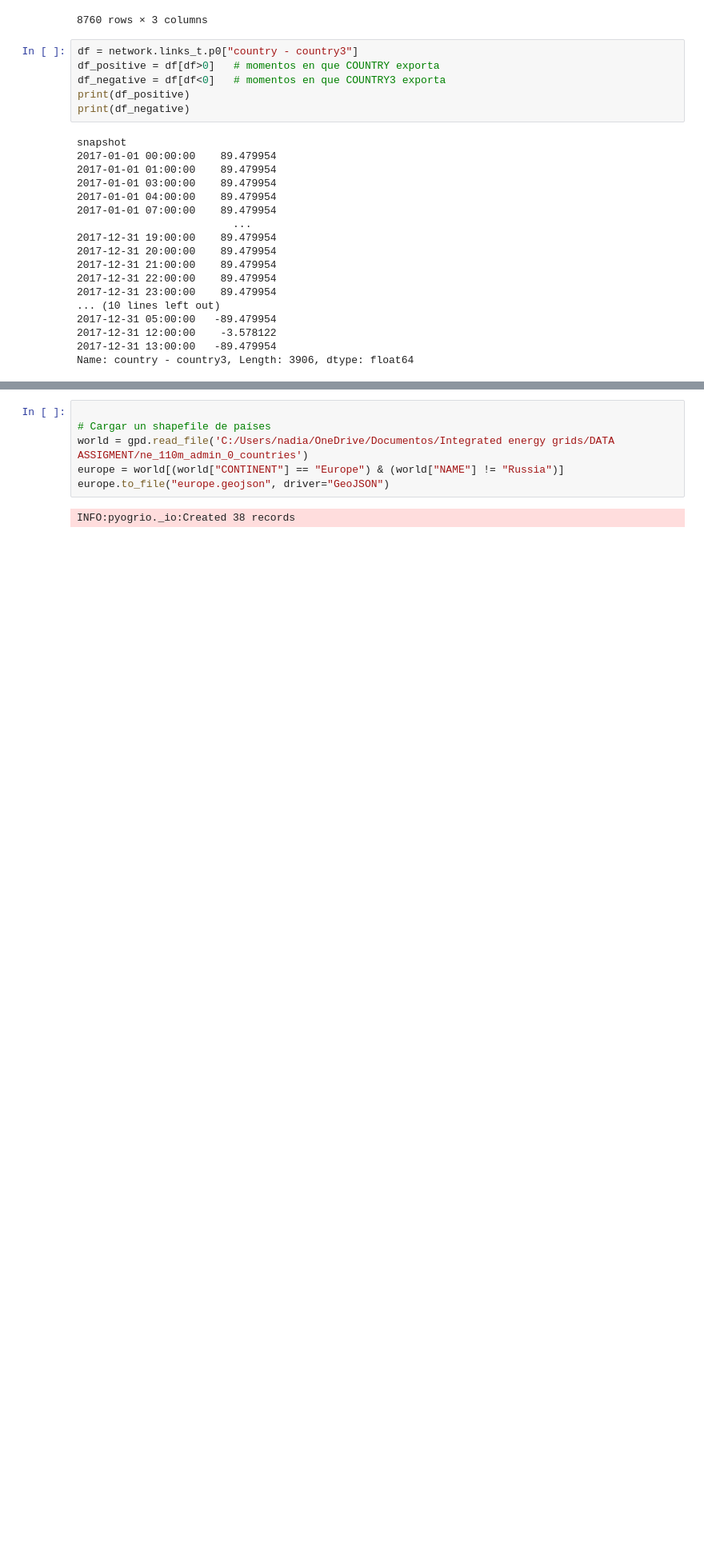
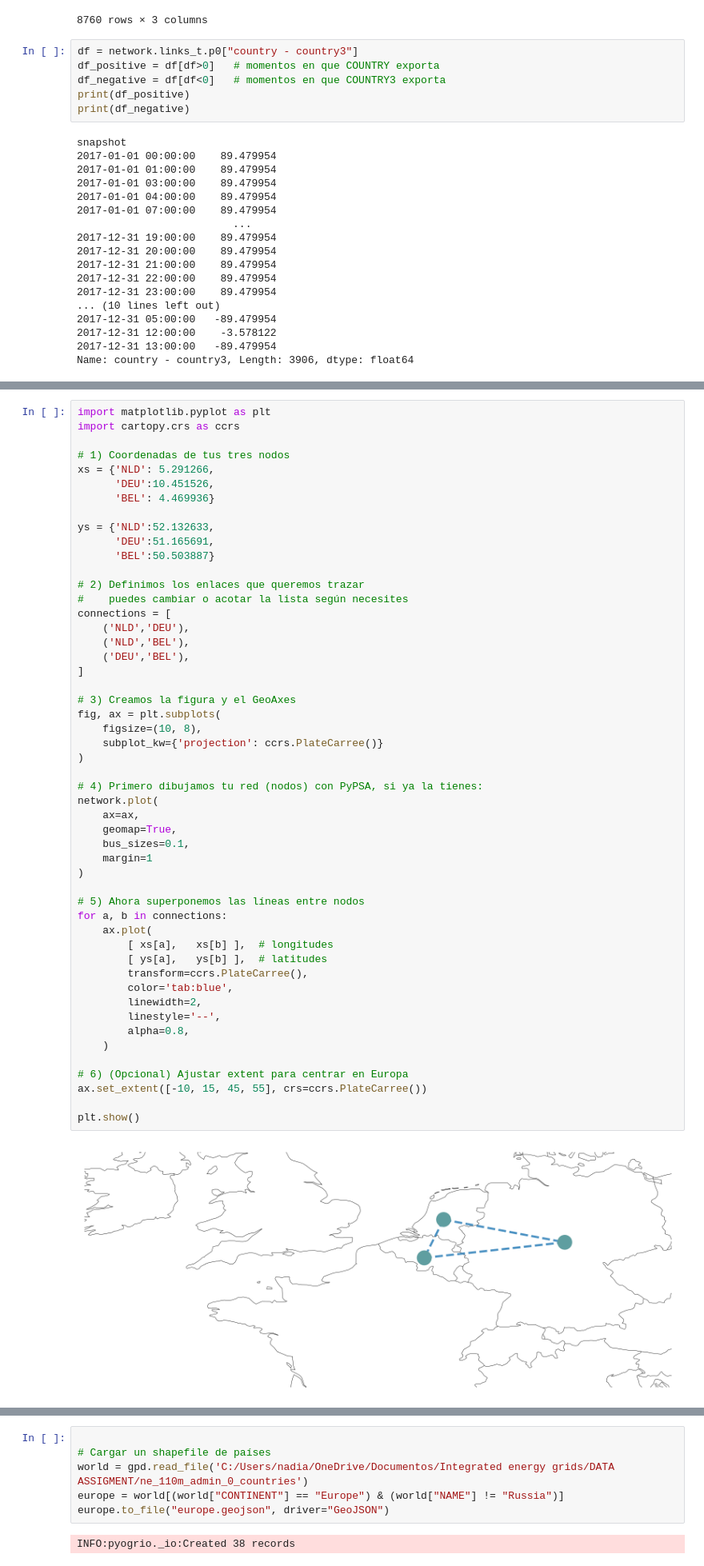
Before and after one commit to CharlotteHessels/new-integrated-project, a Jupyter notebook: IEG_course_project_question_F.ipynb, the cells around one changed output, grey strips where cells are left out. Shown at 80% size. Drawn from its saved outputs; the diff is of its cells as text; blank space fills up the shorter version.

```diff
--- a/IEG_course_project_question_F.ipynb
+++ b/IEG_course_project_question_F.ipynb
@@ -483,3 +505,56 @@ Name: country - country3, Length: 3906, dtype: float64
+# %%
+import matplotlib.pyplot as plt
+import cartopy.crs as ccrs
+
+# 1) Coordenadas de tus tres nodos
+xs = {'NLD': 5.291266,
+      'DEU':10.451526,
+      'BEL': 4.469936}
+
+ys = {'NLD':52.132633,
+      'DEU':51.165691,
+      'BEL':50.503887}
+
+# 2) Definimos los enlaces que queremos trazar
+#    puedes cambiar o acotar la lista según necesites
+connections = [
+    ('NLD','DEU'),
+    ('NLD','BEL'),
+    ('DEU','BEL'),
+]
+
+# 3) Creamos la figura y el GeoAxes
+fig, ax = plt.subplots(
+    figsize=(10, 8),
+    subplot_kw={'projection': ccrs.PlateCarree()}
+)
+
+# 4) Primero dibujamos tu red (nodos) con PyPSA, si ya la tienes:
+network.plot(
+    ax=ax,
+    geomap=True,
+    bus_sizes=0.1,
+    margin=1
+)
+
+# 5) Ahora superponemos las líneas entre nodos
+for a, b in connections:
+    ax.plot(
+        [ xs[a],   xs[b] ],  # longitudes
+        [ ys[a],   ys[b] ],  # latitudes
+        transform=ccrs.PlateCarree(),
+        color='tab:blue',
+        linewidth=2,
+        linestyle='--',
+        alpha=0.8,
+    )
+
+# 6) (Opcional) Ajustar extent para centrar en Europa
+ax.set_extent([-10, 15, 45, 55], crs=ccrs.PlateCarree())
+
+plt.show()
+# %% [output]
+[figure, added]
 # %%
 
 import geopandas as gpd
```
Also changed, not shown: parts of 2 cells of this notebook.
